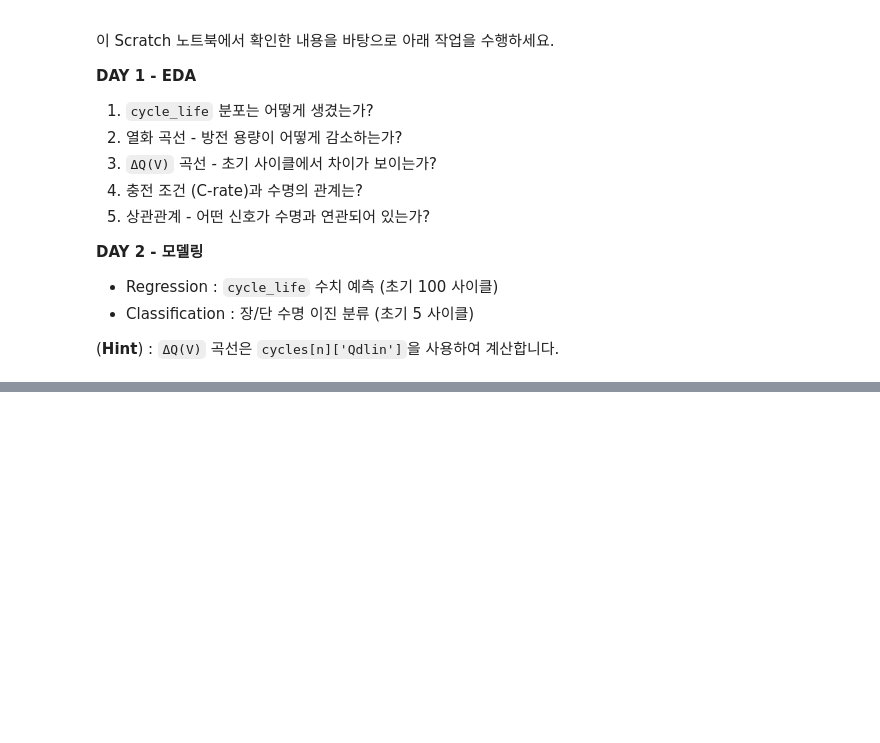
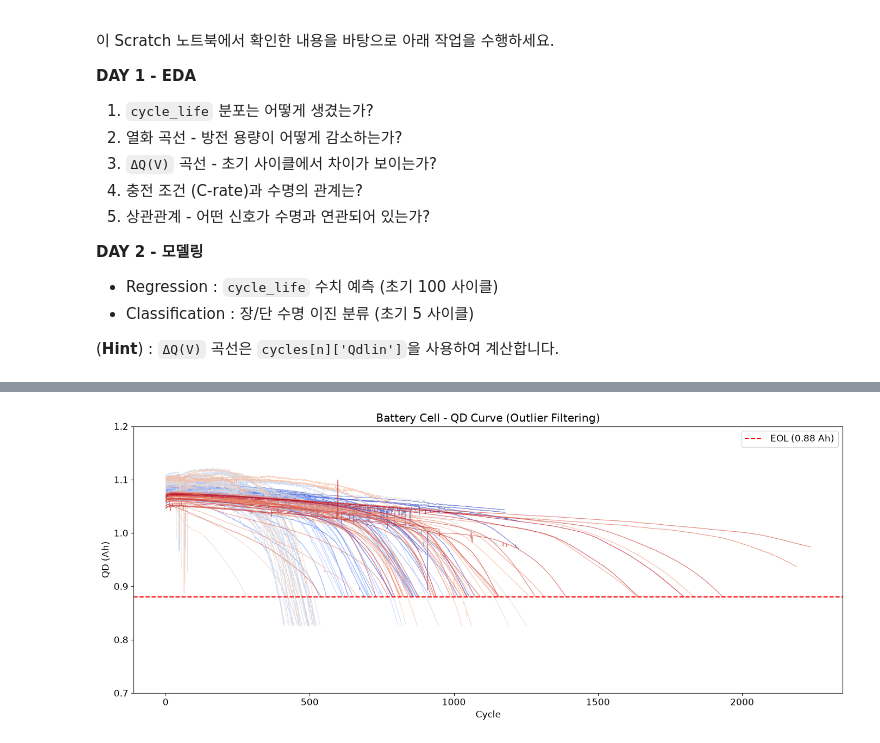
Before and after one commit to luk0715/skala-ds-mini-project, a Jupyter notebook: notebooks/main.ipynb, the cells around one changed output, grey strips where cells are left out. Drawn from its saved outputs; the diff is of its cells as text; code cells hidden in the pictures; blank space fills up the shorter version.

```diff
--- a/notebooks/main.ipynb
+++ b/notebooks/main.ipynb
@@ -688,0 +1263,83 @@ print(cycle_life_df['cycle_life'].describe().round(1))
+# %%
+# Outlier 필터링 후 열화 곡선
+
+# 1. 초기 5 cycle 기준 공칭 용량 추정
+nominal = (
+    df1[df1['cycle'] <= 5]
+    .groupby(['batch_id', 'cell_id'])['QD']
+    .median()
+    .median()
+)
+
+lower = nominal * 0.33
+upper = nominal * 1.33
+
+print(f"공칭 용량(nominal) : {nominal:.4f} Ah")
+print(f"필터 범위          : {lower:.4f} ~ {upper:.4f} Ah")
+
+# 2. QD 이상치 필터링
+df_clean = df1[
+    df1['QD'].between(lower, upper)
+].copy()
+
+removed = len(df1) - len(df_clean)
+
+print(
+    f"제거된 행 수       : {removed} "
+    f"({removed / len(df1) * 100:.2f}%)"
+)
+
+# 3. 시각화
+fig, ax = plt.subplots(figsize=(14, 6))
+
+cells = (
+    df_clean[
+        ['batch_id', 'cell_id']
+    ]
+    .drop_duplicates()
+)
+
+colors = cm.coolwarm(
+    np.linspace(0, 1, len(cells))
+)
+
+for i, (_, cell) in enumerate(cells.iterrows()):
+    batch_id = cell['batch_id']
+    cell_id = cell['cell_id']
+
+    sub = df_clean[
+        (df_clean['batch_id'] == batch_id)
+        & (df_clean['cell_id'] == cell_id)
+        ].sort_values('cycle')
+
+    ax.plot(
+        sub['cycle'],
+        sub['QD'],
+        color=colors[i],
+        linewidth=0.8,
+        alpha=0.7
+    )
+
+# EOL 기준선
+# EOL 기준선 : 데이터셋 cycle_life 정의 (1.1Ah의 80% = 0.88Ah)
+ax.axhline(
+    y=0.88,
+    color='red',
+    linestyle='--',
+    linewidth=1.5,
+    label='EOL (0.88 Ah)'
+)
+
+ax.set_xlabel('Cycle')
+ax.set_ylabel('QD (Ah)')
+ax.set_title(
+    'Battery Cell - QD Curve (Outlier Filtering)'
+)
+
+ax.set_ylim(0.7, 1.2)
+
+ax.legend()
+
+plt.tight_layout()
+plt.show()
+# %% [output]
@@ -688,0 +1349 @@ print(cycle_life_df['cycle_life'].describe().round(1))
+[figure, added]
```
Also changed, not shown: parts of 37 cells of this notebook.
